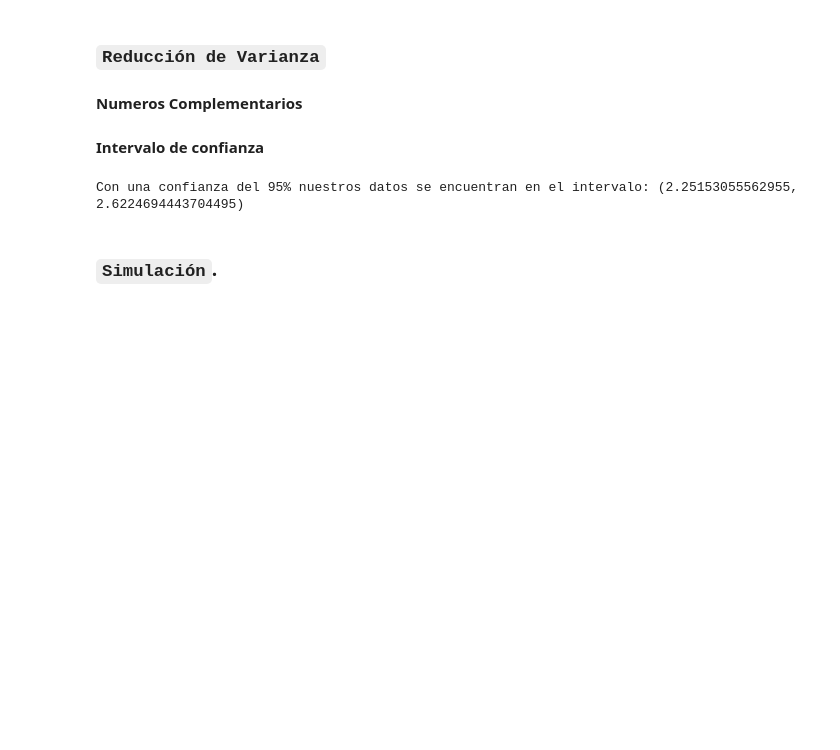
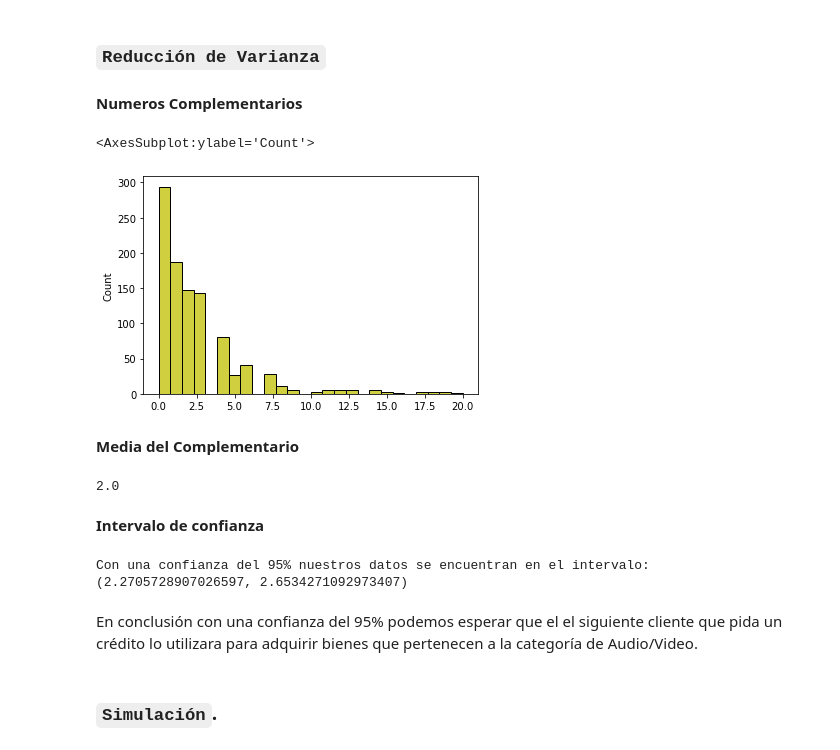
Before and after one commit to JuanPablo2019/Proyecto_modulo1, a Jupyter notebook: ProyectoModulo1_MaganaJ_PinedaB.ipynb, the cells around one changed output. Saved outputs shown, nothing was run; the diff lists cells and outputs as text; code cells hidden in the pictures; blank space fills up the shorter version.

Commit message:
Reducción de Varianza Nodo Categoría de Bienes

```diff
--- a/ProyectoModulo1_MaganaJ_PinedaB.ipynb
+++ b/ProyectoModulo1_MaganaJ_PinedaB.ipynb
@@ -2057,14 +2057,61 @@ new_goods = np.array([new_goods])
 ### `Reducción de Varianza`
 # %% [markdown]
 **Numeros Complementarios**
+# %%
+f_ar = lambda x: values_acep_rechazo_Discrete(x,f_uni_kde_d,t_d2,0,25)
+# %%
+def values_acep_rechazo_Discrete_Comp(N:'Cantidad de variables aleatorias a generar',
+                                 f:'Función objetivo a generar',
+                                 t:'Función que mayorea a f',
+                                 lim_inf:'Límite inferior para R2',
+                                 lim_sup:'Límite superior para R2',
+                                 f_ar: 'función aceptación rechazo normal'):
+
+    b = f_ar(N/2)
+    c = []
+    i = 0
+    agregador = c.append
+
+    # Iteramos hasta lograr N variables aleatorias.
+    while i < N/2:
+
+        # Generación de variables aleatorias bajo los parámetros establecidos
+        R1 = np.random.random_integers(lim_inf,lim_sup,size=1)
+        R1_C = lim_sup - R1 + lim_inf
+        R2 = np.random.rand(1)
+
+        f_x = f(int(R1_C))
+        t_x = t((R1_C))
+
+        # Condición de aceptación.
+        if R2 * t_x <= f_x:
+            agregador(int(R1_C))
+            i+=1
+
+    return np.concatenate([b,c])
+# %%
+c2=values_acep_rechazo_Discrete_Comp(N,f_uni_kde_d,t_d2,0,25,f_ar)
+# %%
+sns.histplot(x=c2,bins=26,color='y')
+# %% [output]
+<AxesSubplot:ylabel='Count'>
+[figure, added]
+# %% [markdown]
+**Media del Complementario**
+# %%
+np.round(np.mean(c2)) #redondeamos al entero más cercano ya que son variables discretas
+# %% [output]
+2.0
 # %% [markdown]
 **Intervalo de confianza**
 # %%
 confianza = 0.95
-intervalo = st.t.interval(confianza,len(new_goods)-1,loc=np.mean(new_goods),scale=st.sem(new_goods))
+intervalo = st.t.interval(confianza,len(c2)-1,loc=np.mean(c2),scale=st.sem(c2))
 print(f'Con una confianza del 95% nuestros datos se encuentran en el intervalo: {intervalo}')
 # %% [output]
-Con una confianza del 95% nuestros datos se encuentran en el intervalo: (2.25153055562955, 2.6224694443704495)
+Con una confianza del 95% nuestros datos se encuentran en el intervalo: (2.2705728907026597, 2.6534271092973407)
+# %% [markdown]
+En conclusión con una confianza del 95% podemos esperar que el el siguiente cliente que pida un crédito lo utilizara para adquirir bienes que pertenecen a la categoría de Audio/Video.
 # %% [markdown]
 ### `Simulación`.
 # %% [markdown]
```
Also changed, not shown: parts of 15 cells of this notebook.
